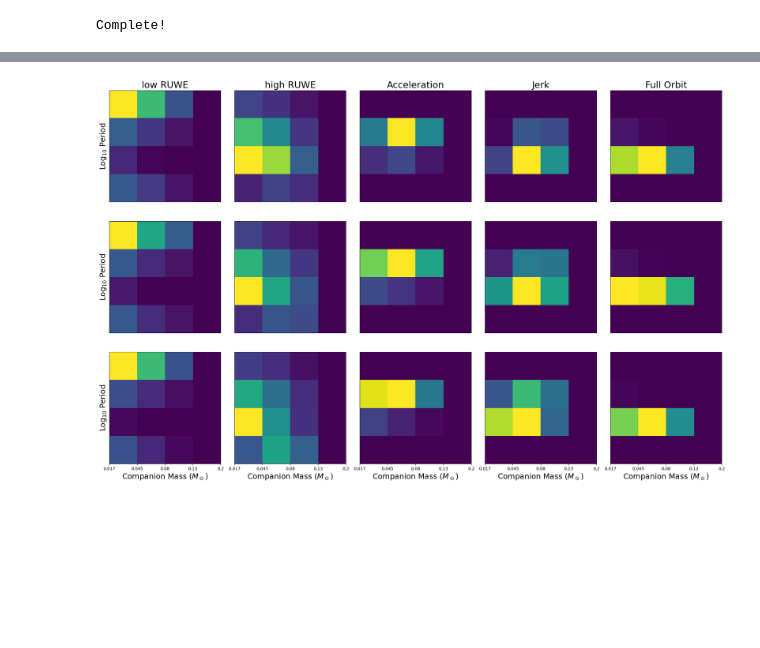
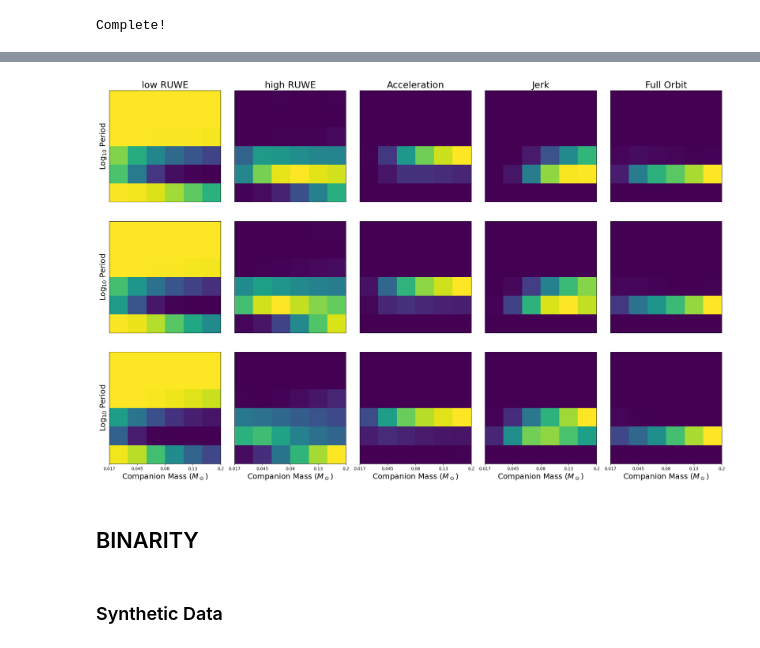
Before and after one commit to BenPennell/BrownDwarfProbabilities, a Jupyter notebook: SynthData.ipynb, the cells around one changed output, grey strips where cells are left out. Drawn from its saved outputs; the diff is of its cells as text; code cells hidden in the pictures; blank space fills up the shorter version.

```diff
--- a/SynthData.ipynb
+++ b/SynthData.ipynb
@@ -154,5 +173,5 @@ sc_cubes = pickle.load(open("./data/2025-12-02_mdwarf_circular_3plx.pkl", "rb"))
 with open('./data/simple_data.json', 'r') as fp:
     synthdata = json.load(fp)["data"]
 # %%
-synthsampler = Sampler.popsampler(sc_cubes, synthdata, [2,3,4.5], [0.045,0.08,0.13])
+synthsampler = Sampler.popsampler(sc_cubes, synthdata[::2], [2,3,4.5], [0.045,0.08,0.13])
 # %%
@@ -175,7 +222,7 @@ ax.imshow(grid_probs, aspect="auto")
 
 for i in range(grid_probs.shape[0]):
     for j in range(grid_probs.shape[1]):
-        ax.text(j, i, f'{grid_probs[i, j]}', ha='center', va='center', color='white')
+        ax.text(j, i, f'{grid_probs[i, j]:.4f}', ha='center', va='center', color='white')
 
 ax.set_xticks(np.linspace(-0.5, grid_probs.shape[0]-0.5, len(m_bins)))
 ax.set_xticklabels(m_bins);
@@ -193,0 +237,19 @@ array([4.05239639, 5.27196552, 8.11553514])
+# %%
+working_catalogue = []
+soltypes = np.zeros(len(synthdata), dtype=np.int8)
+for i, target_object in enumerate(synthdata):
+    # save just parallax and mass for grid conversion
+    reduced_object = {
+        "parallax": target_object["parallax"],
+        "mass": target_object["mass"],
+        "soltype_index": [0,5,7,9,12].index(target_object["solution_type"])
+    }
+    working_catalogue.append(reduced_object)
+
+    # save just solution type for use at inference
+    soltypes[i] = target_object["solution_type"]
+working_catalogue = np.array(working_catalogue)
+
+# precompute the q-L mappings for all the objects
+print("Computing grids...")
+grids = np.array(Sampler.compute_grids(working_catalogue, sc_cubes, [2,3,4.5], [0.045,0.08,0.13]))
@@ -193,0 +260,18 @@ array([4.05239639, 5.27196552, 8.11553514])
+# %%
+ind+=1
+working_grid = np.mean(grids, axis=0).reshape(4,4)#*grid_probs
+fig, ax = plt.subplots(1,1, figsize=(10,10))
+ax.imshow(working_grid, aspect="auto")
+
+for i in range(working_grid.shape[0]):
+    for j in range(working_grid.shape[1]):
+        ax.text(j, i, f'{working_grid[i, j]/working_grid.sum():.2f}', ha='center', va='center', color='white')
+
+ax.set_xticks(np.linspace(-0.5, working_grid.shape[0]-0.5, len(m_bins)))
+ax.set_xticklabels(m_bins);
+ax.set_yticks(np.linspace(-0.5, working_grid.shape[1]-0.5, len(p_bins)))
+ax.set_yticklabels(p_bins);
+ax.invert_yaxis();
+ax.set_xlabel(r"Companion Mass ($M_\odot$)", fontsize=18);
+ax.set_ylabel(r"Log$_{10}$ Period", fontsize=18);
+ax.set_title(ind);
@@ -200,35 +288,39 @@ for i in range(5):
     for j in range(3):
         target_object = {
             "parallax": plxs[j],
-            "mass": 0.2,
+            "mass": 0.35,
             "soltype_index": i
         }
-        reduced_cube = Sampler.compute_grid(target_object, sc_cubes, [2,3,4.5], [0.045,0.08,0.13])
+        reduced_cube = Sampler.compute_grid(target_object, sc_cubes, [2,3,4,5,7], [0.03,0.05,0.08,0.11,0.15])
         working_object = reduced_cube
         axs[j,i].imshow(working_object, aspect="equal")
 
         # for i in range(working_object.shape[0]):
         #     for j in range(working_object.shape[1]):
         #         ax.text(j, i, f'{working_object[i, j]:.2f}', ha='center', va='center', color='white')
         if j == 0:
             axs[j,i].set_title(titles[i], fontsize=22);
 
         if j == 2:
             axs[j,i].set_xticks(np.linspace(-0.5, working_object.shape[0]-0.5, len(m_bins)))
             axs[j,i].set_xticklabels(m_bins);
             axs[j,i].set_xlabel(r"Companion Mass ($M_\odot$)", fontsize=18);
         else:
             axs[j,i].set_xticks([])
 
         if i == 0:
             axs[j,i].set_yticks(np.linspace(-0.5, working_object.shape[1]-0.5, len(p_bins)))
             axs[j,i].set_yticklabels(p_bins);
             axs[j,i].set_ylabel(r"Log$_{10}$ Period", fontsize=18);
         else:
             axs[j,i].set_yticks([])
 
         axs[j,i].invert_yaxis();
 
 plt.tight_layout()
 # %% [output]
-[figure, old version]
+[figure, new version]
+# %% [markdown]
+## BINARITY
+# %% [markdown]
+### Synthetic Data
```
Also changed, not shown: parts of 38 cells of this notebook, 6 other files.
